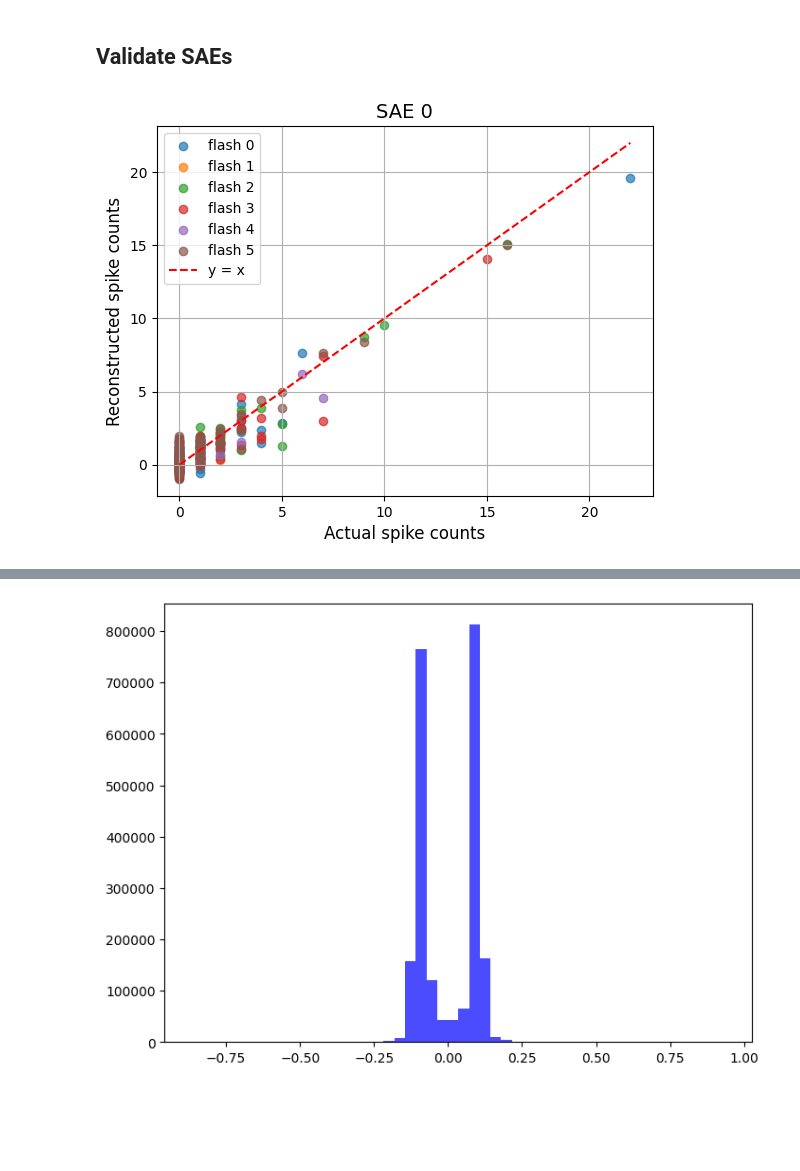
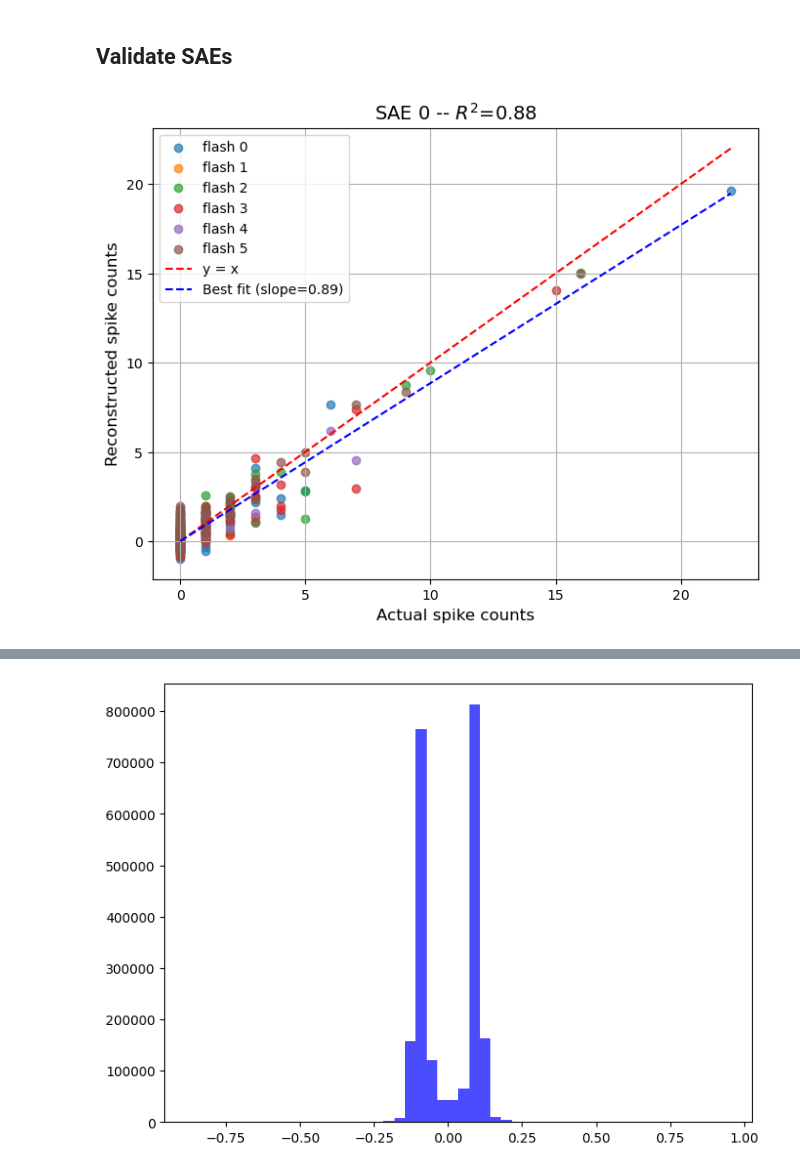
Before and after one commit to jkbhagatio/arena_3.0_course, a Jupyter notebook: playground/mini.ipynb, the cells around one changed output, grey strips where cells are left out. Saved outputs shown, nothing was run; the diff lists cells and outputs as text; code cells hidden in the pictures; blank space fills up the shorter version.

```diff
--- a/playground/mini.ipynb
+++ b/playground/mini.ipynb
@@ -493,7 +517,8 @@ ae_cfg = SaeConfig(
 )
 sae = Sae(ae_cfg).to(device)
 
-spike_counts = counts.to_dense().bfloat16().to(device)
-data_log = sae.optimize(spike_counts=spike_counts, steps=50_000, batch_sz=16, lr=0.05)
+# spike_counts = counts.to_dense().bfloat16().to(device)
+# data_log = sae.optimize(spike_counts=spike_counts, steps=50_000, batch_sz=16, lr=0.05)
+# torch.save(sae.state_dict(), Path(r"C:\Users\jai\mini\trained_saes\sae0.pth"))
 
-torch.save(sae.state_dict(), Path(r"C:\Users\jai\mini\trained_saes\sae0.pth"))
+sae.load_state_dict(torch.load(Path(r"C:\Users\jai\mini\trained_saes\sae0.pth")))
@@ -682,62 +672,70 @@ Looks like features 8785, 5339, 5417 might fire for full-field flashes!
 # %%
 """View spike counts actual vs. spike counts reconstructions for flashes for SAEs."""
 
-def plot_reconstructed_spike_counts(sae_idx, counts_flash_df, sae_model, device):
-    """Plot actual vs reconstructed spike counts for a given instance in `Sae`.
-
-    Parameters:
-        sae_idx (int): Index for the specific Sparse Autoencoder (SAE).
-        counts_flash_df (pd.DataFrame): DataFrame containing actual spike counts.
-        sae_model (object): `Sae` model instance.
-        device (torch.device): Torch device to perform SAE computations on.
-    """
-    cos_sims = []
+def plot_reconstructed_spike_counts(sae_idx, counts_flash_df, sae_model, device) -> (
+    tuple[np.ndarray, plt.Figure]
+):
+    # Pre-allocate numpy arrays
+    n_samples, n_units = len(counts_flash_df), counts_flash_df.shape[1]
+    cos_sims = np.empty(n_samples)
+    all_actual = np.empty((n_samples, n_units))
+    all_recon = np.empty((n_samples, n_units))
     max_ct_spks = 0
 
-    # Initialize the figure
-    plt.figure()
+    # Initialize figure
+    fig, ax = plt.subplots(figsize=(8, 6))
 
     for i, (_, row) in enumerate(counts_flash_df.iterrows()):
         spike_count_seqs = einops.repeat(
             torch.from_numpy(row.values).bfloat16().to(device),
             "n_units -> batch_sz n_instances n_units",
             batch_sz=1,
             n_instances=2,
         )
         _l1_loss, _l2_loss, _loss, _feat_acts, recon_spk_cts = sae_model.forward(spike_count_seqs)
 
-        # Scatter plot actual vs reconstructed spike counts
-        plt.scatter(
-            row.values,
-            recon_spk_cts[0, sae_idx, :].to(torch.float16).detach().cpu().numpy(),
-            label=f"flash {i}",
-            alpha=0.7
-        )
-        max_ct_spks = max(max_ct_spks, row.values.max())
+        actual = row.values
+        recon = einops.asnumpy(recon_spk_cts[0, sae_idx, :].to(torch.float32))
 
-        # Compute cosine similarity
-        cos_sims.append(
-            torch.cosine_similarity(
-                recon_spk_cts[0, sae_idx, :], spike_count_seqs[0, sae_idx, :], dim=0
-            ).item()
-        )
+        all_actual[i] = actual
+        all_recon[i] = recon
 
-    # Add y = x reference line
-    plt.plot([0, max_ct_spks], [0, max_ct_spks], color='red', linestyle='--', label="y = x")
+        ax.scatter(actual, recon, label=f"flash {i}", alpha=0.7)
+        max_ct_spks = max(max_ct_spks, actual.max())
 
-    # Set titles and labels
-    plt.title(f"SAE {sae_idx}", fontsize=14)
-    plt.xlabel("Actual spike counts", fontsize=12)
-    plt.ylabel("Reconstructed spike counts", fontsize=12)
-    plt.legend()
-    plt.grid()
+        cos_sims[i] = torch.cosine_similarity(
+            recon_spk_cts[0, sae_idx, :], spike_count_seqs[0, sae_idx, :], dim=0
+        ).item()
 
-    plt.show()
-    return cos_sims
+    # Flatten arrays for regression and R² computation
+    all_actual_flat = all_actual.ravel()
+    all_recon_flat = all_recon.ravel()
 
+    # Compute R² score and get line of best fit
+    r2 = r2_score(all_actual_flat, all_recon_flat)
+    reg = LinearRegression(fit_intercept=False)
+    reg.fit(all_actual_flat.reshape(-1, 1), all_recon_flat)
+    slope = reg.coef_[0]
 
-# Example usage
-spk_recon_cos_sims_sae0 = plot_reconstructed_spike_counts(0, counts_flash_df, sae, device)
-spk_recon_cos_sims_sae1 = plot_reconstructed_spike_counts(1, counts_flash_df, sae, device)
+    # Plot lines
+    ax.plot([0, max_ct_spks], [0, max_ct_spks], color="red", linestyle="--", label="y = x")
+    ax.plot(
+        [0, max_ct_spks],
+        [0, slope*max_ct_spks],
+        color="blue",
+        linestyle="--",
+        label=f"Best fit (slope={slope:.2f})"
+    )
+
+    ax.set_title(f"SAE {sae_idx} -- $R^2$={r2:.2f}", fontsize=14)
+    ax.set_xlabel("Actual spike counts", fontsize=12)
+    ax.set_ylabel("Reconstructed spike counts", fontsize=12)
+    ax.legend()
+    ax.grid(True)
+
+    return cos_sims, fig
+
+spk_recon_cos_sims_sae0, _ = plot_reconstructed_spike_counts(0, counts_flash_df, sae, device)
+spk_recon_cos_sims_sae1, _ = plot_reconstructed_spike_counts(1, counts_flash_df, sae, device)
 # %% [output]
-[figure, old version]
+[figure, new version]
```
Also changed, not shown: parts of 22 cells of this notebook.
